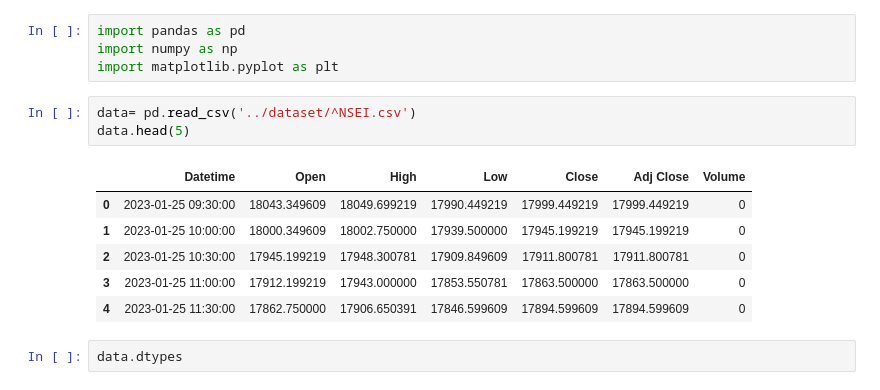
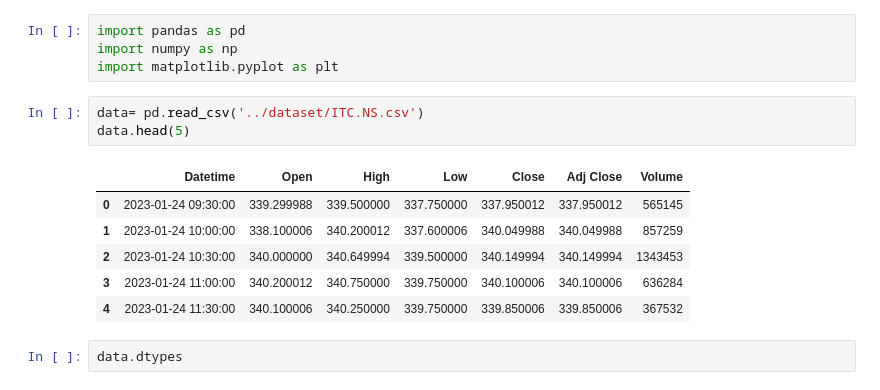
Before and after one commit to rohnsha0/StockSense-androidApp, a Jupyter notebook: model/ITCstockPred.ipynb, the cells around one changed output. Saved outputs shown, nothing was run; the diff lists cells and outputs as text.

```diff
--- a/model/ITCstockPred.ipynb
+++ b/model/ITCstockPred.ipynb
@@ -3,15 +3,15 @@ import pandas as pd
 import numpy as np
 import matplotlib.pyplot as plt
 # %%
-data= pd.read_csv('../dataset/^NSEI.csv')
+data= pd.read_csv('../dataset/ITC.NS.csv')
 data.head(5)
 # %% [output]
 |  | Datetime | Open | High | Low | Close | Adj Close | Volume |
-| 0 | 2023-01-25 09:30:00 | 18043.349609 | 18049.699219 | 17990.449219 | 17999.449219 | 17999.449219 | 0 |
-| 1 | 2023-01-25 10:00:00 | 18000.349609 | 18002.750000 | 17939.500000 | 17945.199219 | 17945.199219 | 0 |
-| 2 | 2023-01-25 10:30:00 | 17945.199219 | 17948.300781 | 17909.849609 | 17911.800781 | 17911.800781 | 0 |
-| 3 | 2023-01-25 11:00:00 | 17912.199219 | 17943.000000 | 17853.550781 | 17863.500000 | 17863.500000 | 0 |
-| 4 | 2023-01-25 11:30:00 | 17862.750000 | 17906.650391 | 17846.599609 | 17894.599609 | 17894.599609 | 0 |
+| 0 | 2023-01-24 09:30:00 | 339.299988 | 339.500000 | 337.750000 | 337.950012 | 337.950012 | 565145 |
+| 1 | 2023-01-24 10:00:00 | 338.100006 | 340.200012 | 337.600006 | 340.049988 | 340.049988 | 857259 |
+| 2 | 2023-01-24 10:30:00 | 340.000000 | 340.649994 | 339.500000 | 340.149994 | 340.149994 | 1343453 |
+| 3 | 2023-01-24 11:00:00 | 340.200012 | 340.750000 | 339.750000 | 340.100006 | 340.100006 | 636284 |
+| 4 | 2023-01-24 11:30:00 | 340.100006 | 340.250000 | 339.750000 | 339.850006 | 339.850006 | 367532 |
 # %%
 data.dtypes
 # %% [output]
```
Also changed, not shown: parts of 19 cells of this notebook, 7 other files.
